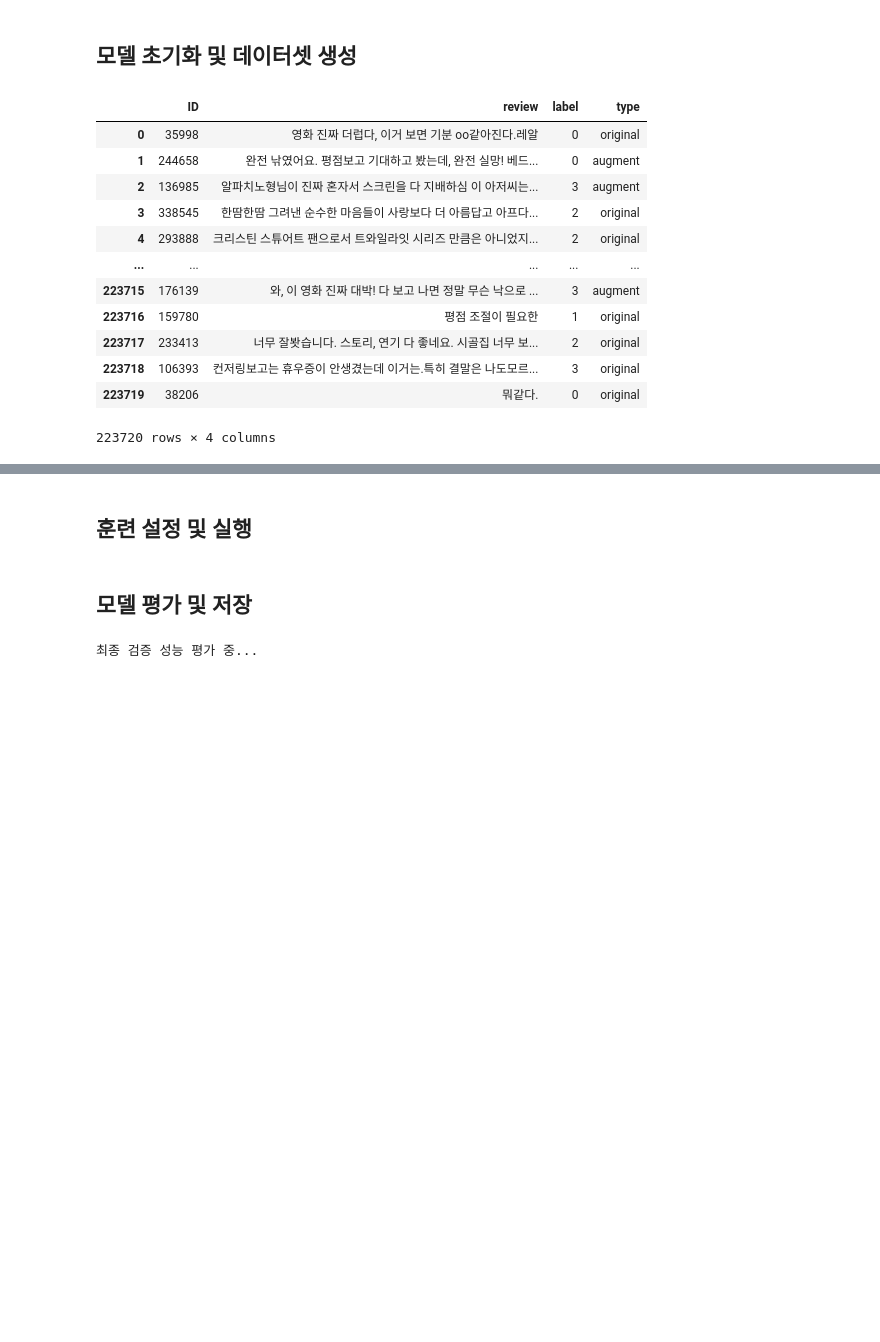
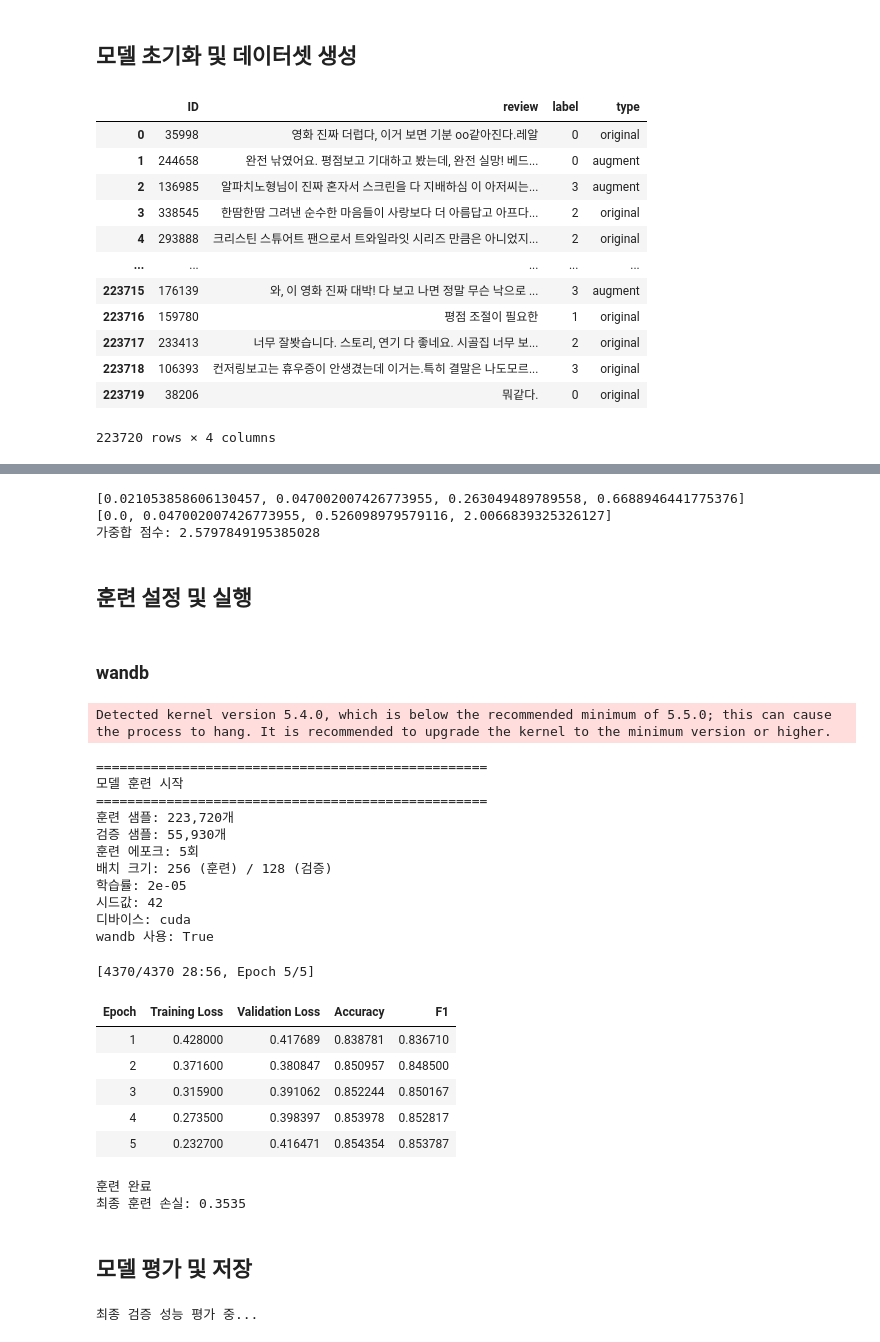
Before and after one commit to Jiho001/sentimental, a Jupyter notebook: sentiment.ipynb, the cells around one changed output, grey strips where cells are left out. Drawn from its saved outputs; the diff is of its cells as text; code cells hidden in the pictures; blank space fills up the shorter version.

```diff
--- a/sentiment.ipynb
+++ b/sentiment.ipynb
@@ -969,6 +974,7 @@ class TextPreprocessingPipeline:
         self.is_fitted = False
         self.vocab_info = {}
         self.label_patterns = {}
+        self.lexicon_score = []
 
     def basic_preprocess(self, texts):
         """기본 전처리 (clean_text + normalize 기능)"""
@@ -1022,6 +1028,12 @@ class TextPreprocessingPipeline:
         return text.strip()
 
 
+    def _lexicon_based_scoring(self, text):
+        # 어휘 기반 감정 점수 계산
+        return 0
+
+
+
     def fit(self, texts, labels=None):
         """학습 데이터로부터 전처리 정보 학습"""
         print("학습 데이터 기반 전처리 정보 수집 중...")
@@ -1548,2 +1566,12 @@ You should probably TRAIN this model on a down-stream task to be able to use it
+# %%
+score_list = 추천비율_상대.tolist()
+print(score_list)
+가중합 = [i*s for i, s in enumerate(score_list)]
+print(가중합)
+print("가중합 점수:", sum(가중합))
+# %% [output]
+[0.021053858606130457, 0.047002007426773955, 0.263049489789558, 0.6688946441775376]
+[0.0, 0.047002007426773955, 0.526098979579116, 2.0066839325326127]
+가중합 점수: 2.5797849195385028
 # %% [markdown]
 ## 훈련 설정 및 실행
@@ -1593,0 +1578,2 @@ class CustomTrainer(Trainer):
+# %% [markdown]
+### wandb
@@ -1594,7 +1708,7 @@ class CustomTrainer(Trainer):
 # %%
 # 모델 저장 여부 및 wandb 사용 여부 설정
 SAVE_MODEL = False
-USE_WANDB = False
+USE_WANDB = True
 
 print("\n" + "=" * 50)
 print("모델 훈련 시작")
@@ -1628,13 +1742,9 @@ training_args = TrainingArguments(
     save_safetensors=SAVE_MODEL,
 )
 
-alpha_vec = [0.43, 1.81, 0.50, 1.26]  # 라벨 순서: [0, 1, 2, 3]
 # Trainer 초기화
-trainer = CustomTrainer(
-    loss_name="focal_loss",
-    alpha=alpha_vec,
+trainer = Trainer(
     model=model,
-    num_classes=NUM_CLASSES,
     args=training_args,
     train_dataset=train_dataset,
     eval_dataset=val_dataset,
@@ -1642,33 +1752,55 @@ trainer = CustomTrainer(
     data_collator=DataCollatorWithPadding(tokenizer=tokenizer),
     compute_metrics=compute_metrics,
 )
 
 # 훈련 정보 출력
 print(f"훈련 샘플: {len(train_dataset):,}개")
 print(f"검증 샘플: {len(val_dataset):,}개")
 print(f"훈련 에포크: {training_args.num_train_epochs}회")
 print(f"배치 크기: {BATCH_SIZE_TRAIN} (훈련) / {BATCH_SIZE_EVAL} (검증)")
 print(f"학습률: {LEARNING_RATE}")
 print(f"시드값: {RANDOM_STATE}")
 print(f"디바이스: {device}")
 print(f"wandb 사용: {USE_WANDB}")
 
 # 훈련 실행
 try:
     training_results = trainer.train()
     print("\n훈련 완료")
     print(f"최종 훈련 손실: {training_results.training_loss:.4f}")
 
     # 훈련 로그 정보 출력
     if hasattr(training_results, "log_history"):
         print(f"총 훈련 스텝: {training_results.global_step}")
 
 except KeyboardInterrupt:
     print("\n사용자에 의해 훈련이 중단되었습니다.")
     raise
 except Exception as e:
     print(f"\n훈련 중 오류 발생: {str(e)}")
     raise
+# %% [output]
+Detected kernel version 5.4.0, which is below the recommended minimum of 5.5.0; this can cause the process to hang. It is recommended to upgrade the kernel to the minimum version or higher.
+==================================================
+모델 훈련 시작
+==================================================
+훈련 샘플: 223,720개
+검증 샘플: 55,930개
+훈련 에포크: 5회
+배치 크기: 256 (훈련) / 128 (검증)
+학습률: 2e-05
+시드값: 42
+디바이스: cuda
+wandb 사용: True
+[4370/4370 28:56, Epoch 5/5]
+| Epoch | Training Loss | Validation Loss | Accuracy | F1 |
+| 1 | 0.428000 | 0.417689 | 0.838781 | 0.836710 |
+| 2 | 0.371600 | 0.380847 | 0.850957 | 0.848500 |
+| 3 | 0.315900 | 0.391062 | 0.852244 | 0.850167 |
+| 4 | 0.273500 | 0.398397 | 0.853978 | 0.852817 |
+| 5 | 0.232700 | 0.416471 | 0.854354 | 0.853787 |
+훈련 완료
+최종 훈련 손실: 0.3535
 # %% [markdown]
 ## 모델 평가 및 저장
 # %%
```
Also changed, not shown: parts of 15 cells of this notebook.
